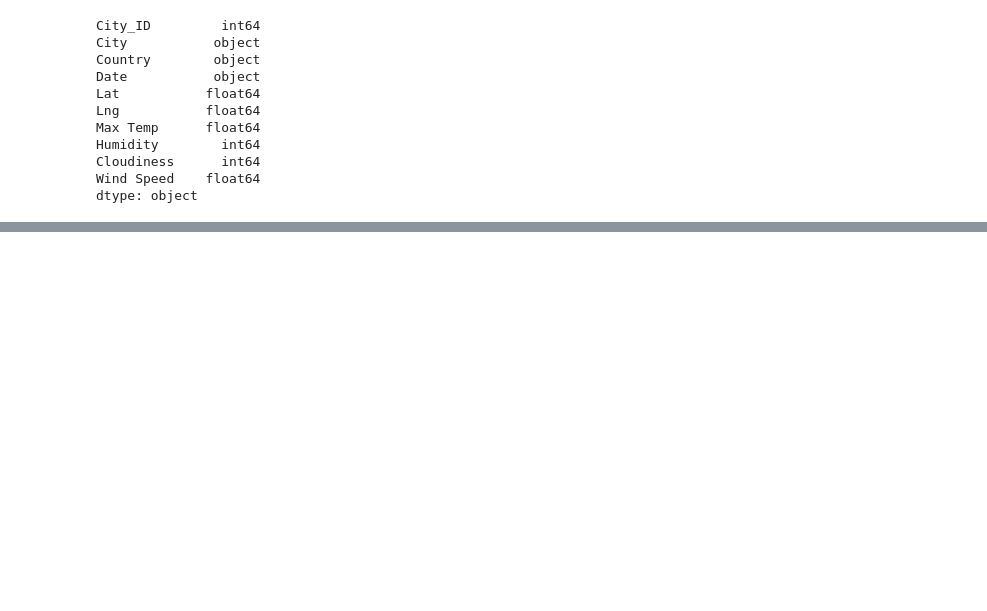
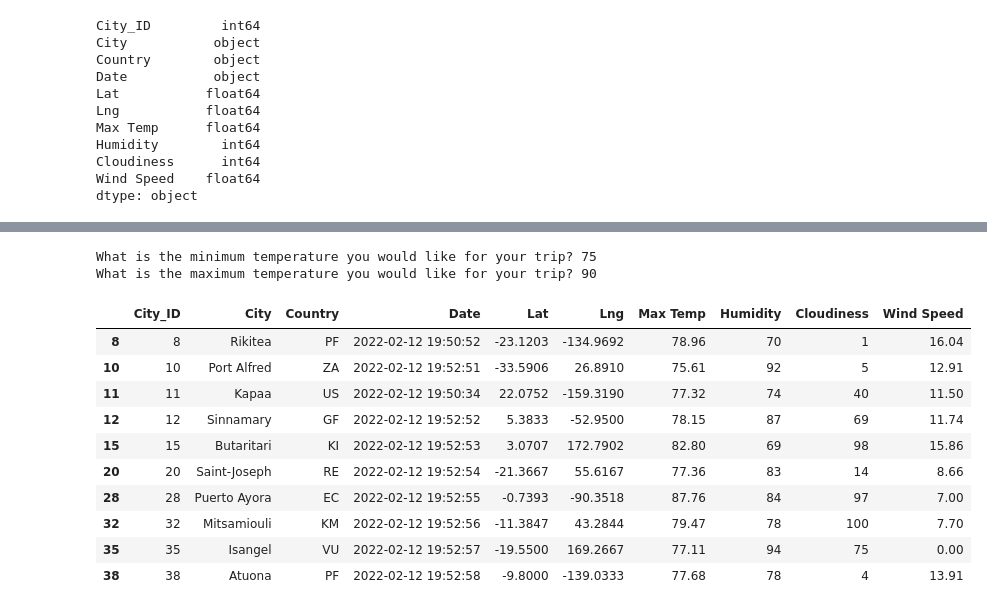
Before and after one commit to OPahunang/World_Weather_Analysis, a Jupyter notebook: VacationPy.ipynb, the cells around one changed output, grey strips where cells are left out. Saved outputs shown, nothing was run; the diff lists cells and outputs as text; code cells hidden in the pictures; blank space fills up the shorter version.

```diff
--- a/VacationPy.ipynb
+++ b/VacationPy.ipynb
@@ -74,0 +161,24 @@ InvalidWeightException: -20.67 is not a valid weight. Weights must be non-negati
+# %%
+# Ask the customer to add a minimum and maximum temperature value.
+min_temp = float(input("What is the minimum temperature you would like for your trip? "))
+max_temp = float(input("What is the maximum temperature you would like for your trip? "))
+# %% [output]
+What is the minimum temperature you would like for your trip? 75
+What is the maximum temperature you would like for your trip? 90
+# %%
+# Filter the dataset to find the cities that fit the criteria.
+preferred_cities_df = city_data_df.loc[(city_data_df["Max Temp"] <= max_temp) & \
+                                       (city_data_df["Max Temp"] >= min_temp)]
+preferred_cities_df.head(10)
+# %% [output]
+|  | City_ID | City | Country | Date | Lat | Lng | Max Temp | Humidity | Cloudiness | Wind Speed |
+| 8 | 8 | Rikitea | PF | 2022-02-12 19:50:52 | -23.1203 | -134.9692 | 78.96 | 70 | 1 | 16.04 |
+| 10 | 10 | Port Alfred | ZA | 2022-02-12 19:52:51 | -33.5906 | 26.8910 | 75.61 | 92 | 5 | 12.91 |
+| 11 | 11 | Kapaa | US | 2022-02-12 19:50:34 | 22.0752 | -159.3190 | 77.32 | 74 | 40 | 11.50 |
+| 12 | 12 | Sinnamary | GF | 2022-02-12 19:52:52 | 5.3833 | -52.9500 | 78.15 | 87 | 69 | 11.74 |
+| 15 | 15 | Butaritari | KI | 2022-02-12 19:52:53 | 3.0707 | 172.7902 | 82.80 | 69 | 98 | 15.86 |
+| 20 | 20 | Saint-Joseph | RE | 2022-02-12 19:52:54 | -21.3667 | 55.6167 | 77.36 | 83 | 14 | 8.66 |
+| 28 | 28 | Puerto Ayora | EC | 2022-02-12 19:52:55 | -0.7393 | -90.3518 | 87.76 | 84 | 97 | 7.00 |
+| 32 | 32 | Mitsamiouli | KM | 2022-02-12 19:52:56 | -11.3847 | 43.2844 | 79.47 | 78 | 100 | 7.70 |
+| 35 | 35 | Isangel | VU | 2022-02-12 19:52:57 | -19.5500 | 169.2667 | 77.11 | 94 | 75 | 0.00 |
+| 38 | 38 | Atuona | PF | 2022-02-12 19:52:58 | -9.8000 | -139.0333 | 77.68 | 78 | 4 | 13.91 |
```
Also changed, not shown: parts of 21 cells of this notebook, 2 other files.
